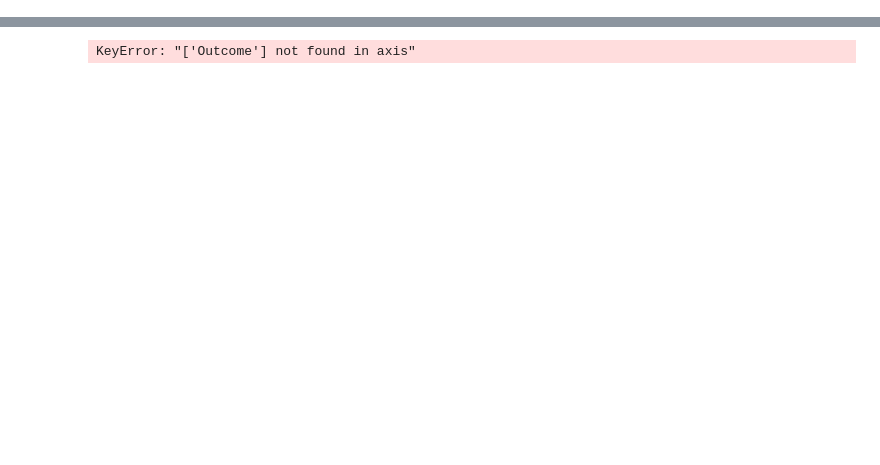
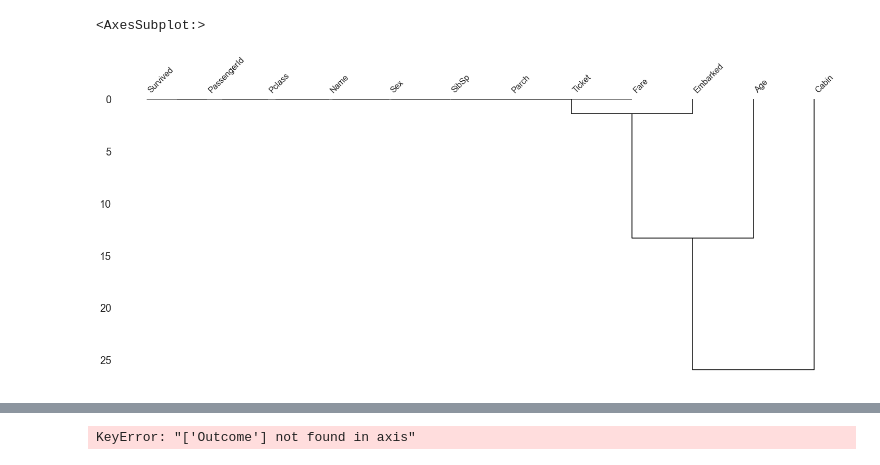
Before and after one commit to benpalay/TitanicSE, a Jupyter notebook: main.ipynb, the cells around one changed output, grey strips where cells are left out. Saved outputs shown, nothing was run; the diff lists cells and outputs as text; code cells hidden in the pictures; blank space fills up the shorter version.

```diff
--- a/main.ipynb
+++ b/main.ipynb
@@ -70,0 +109,6 @@ titanic_data.describe().T
+# %%
+msno.dendrogram(titanic_data)
+# values grouped together at zero indicate that they are complete
+# %% [output]
+<AxesSubplot:>
+[figure, added]
```
Also changed, not shown: parts of 21 cells of this notebook.
